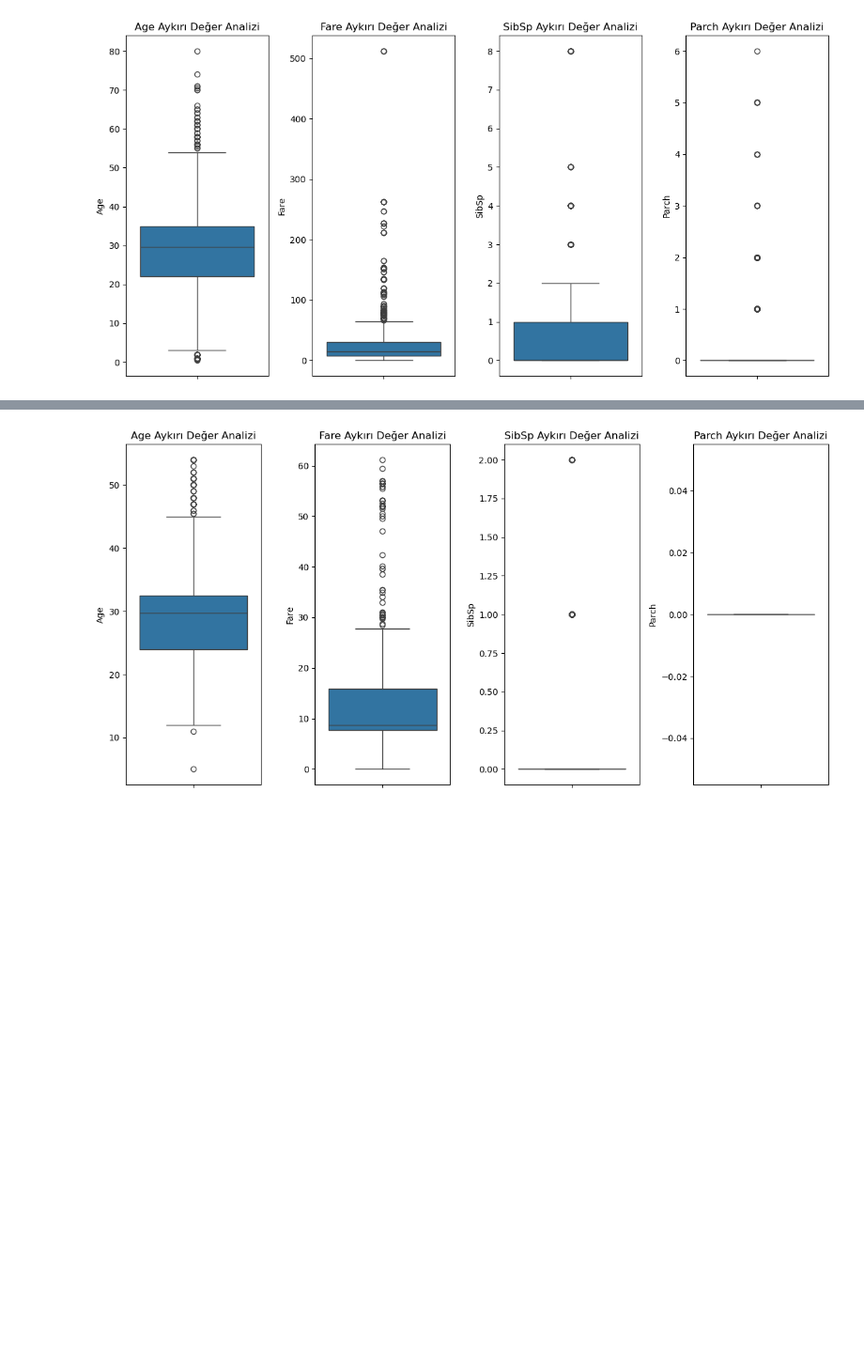
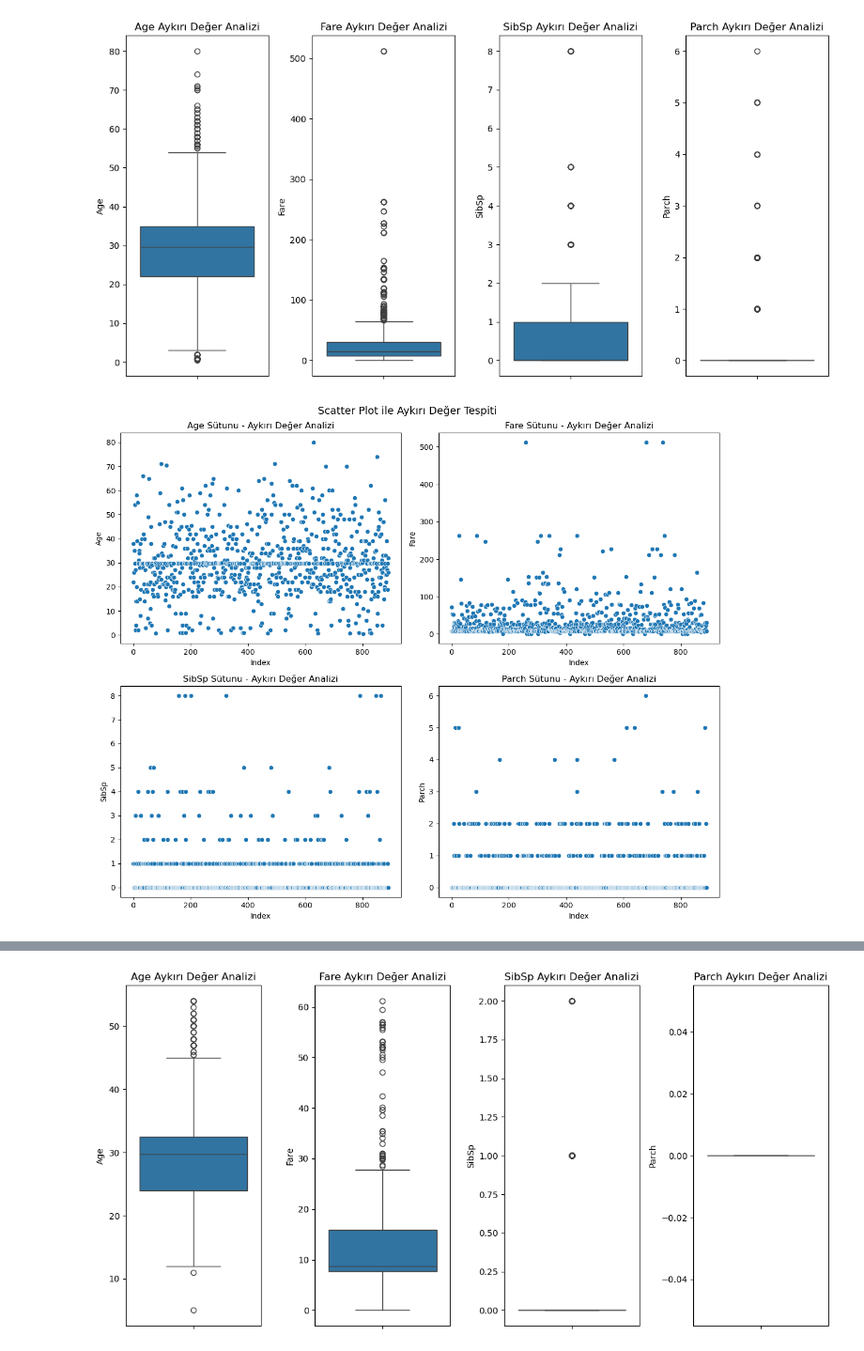
Before and after one commit to gnergiz01/BVA102_Veri_Madenciligi, a Jupyter notebook: data-preprocessing.ipynb, the cells around one changed output, grey strips where cells are left out. Shown: that part at 94% size. Saved outputs shown, nothing was run; the diff lists cells and outputs as text; code cells hidden in the pictures; blank space fills up the shorter version.

```diff
--- a/data-preprocessing.ipynb
+++ b/data-preprocessing.ipynb
@@ -474,14 +535,14 @@ df.head()
 # %%
 # Sürekli değişkenler için aykırı değer tespiti
-# Sürekli değişkenleri seçelim
-continuous_columns = ["Age", "Fare", "SibSp", "Parch"]
+# Sayısal sütunları seçelim
+numeric_cols = ["Age", "Fare", "SibSp", "Parch"]
 
 # Grafik boyutunu ayarla
 plt.figure(figsize=(12,6))
 
 # Her değişken için ayrı kutu grafiği çiz
-for i, col in enumerate(continuous_columns, 1):
-    plt.subplot(1, len(continuous_columns), i)  # Alt grafikler oluştur
+for i, col in enumerate(numeric_cols, 1):
+    plt.subplot(1, len(numeric_cols), i)  # Alt grafikler oluştur
     sns.boxplot(y=df[col])
     plt.title(f"{col} Aykırı Değer Analizi")
 
@@ -489,3 +550,26 @@ plt.tight_layout()  # Grafiklerin üst üste binmesini önler
 plt.show()
 # %% [output]
 [figure]
+# %%
+# Sayısal sütunları belirleme
+numeric_cols = ["Age", "Fare", "SibSp", "Parch"]
+
+# Scatter Plot ile aykırı değerleri görselleştirme
+fig, axes = plt.subplots(2, 2, figsize=(12, 10))
+fig.suptitle("Scatter Plot ile Aykırı Değer Tespiti", fontsize=14)
+
+for i, col in enumerate(numeric_cols):
+    ax = axes[i // 2, i % 2]
+
+    # Scatter plot çizimi
+    sns.scatterplot(x=df.index, y=df[col], ax=ax)
+
+    # Başlık ekleme
+    ax.set_title(f"{col} Sütunu - Aykırı Değer Analizi")
+    ax.set_xlabel("Index")
+    ax.set_ylabel(col)
+
+plt.tight_layout()
+plt.show()
+# %% [output]
+[figure, added]
```
Also changed, not shown: parts of 19 cells of this notebook.
